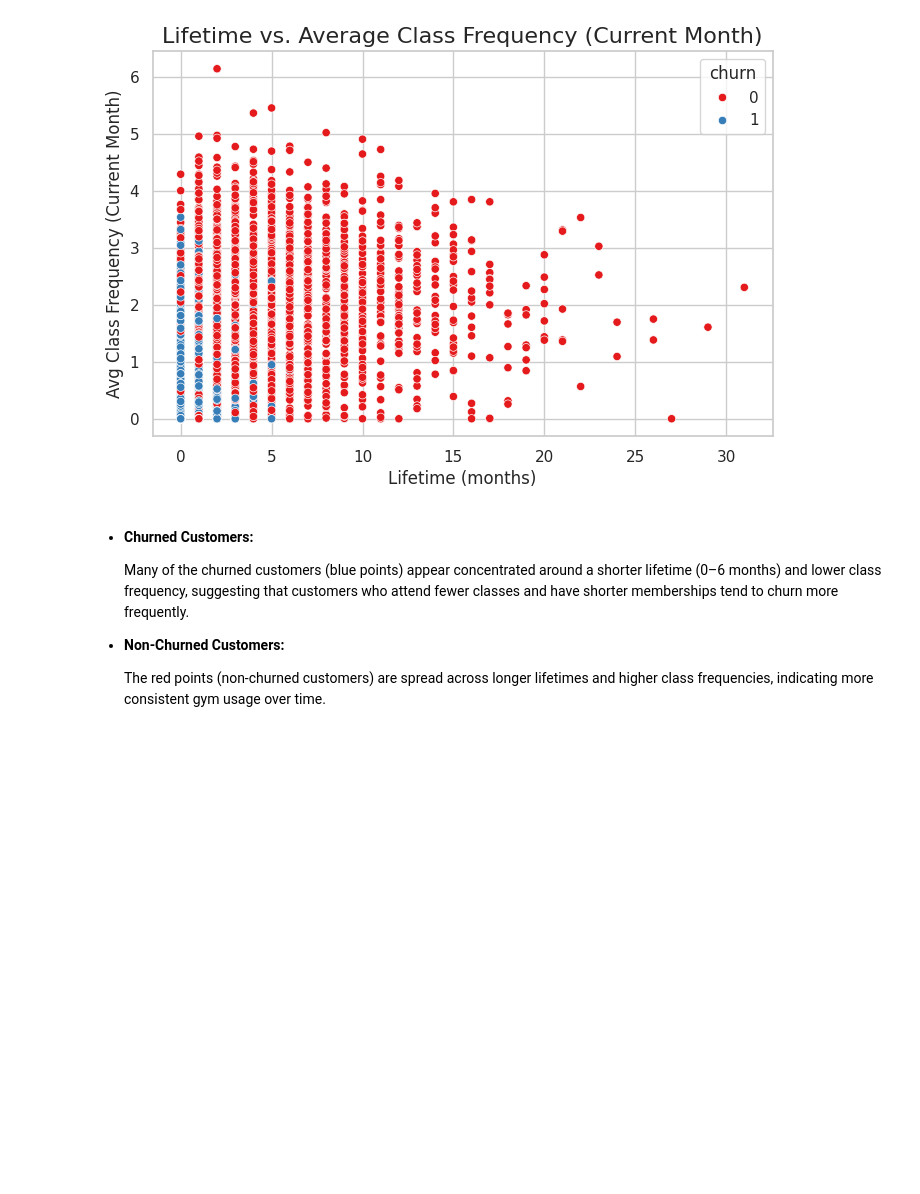
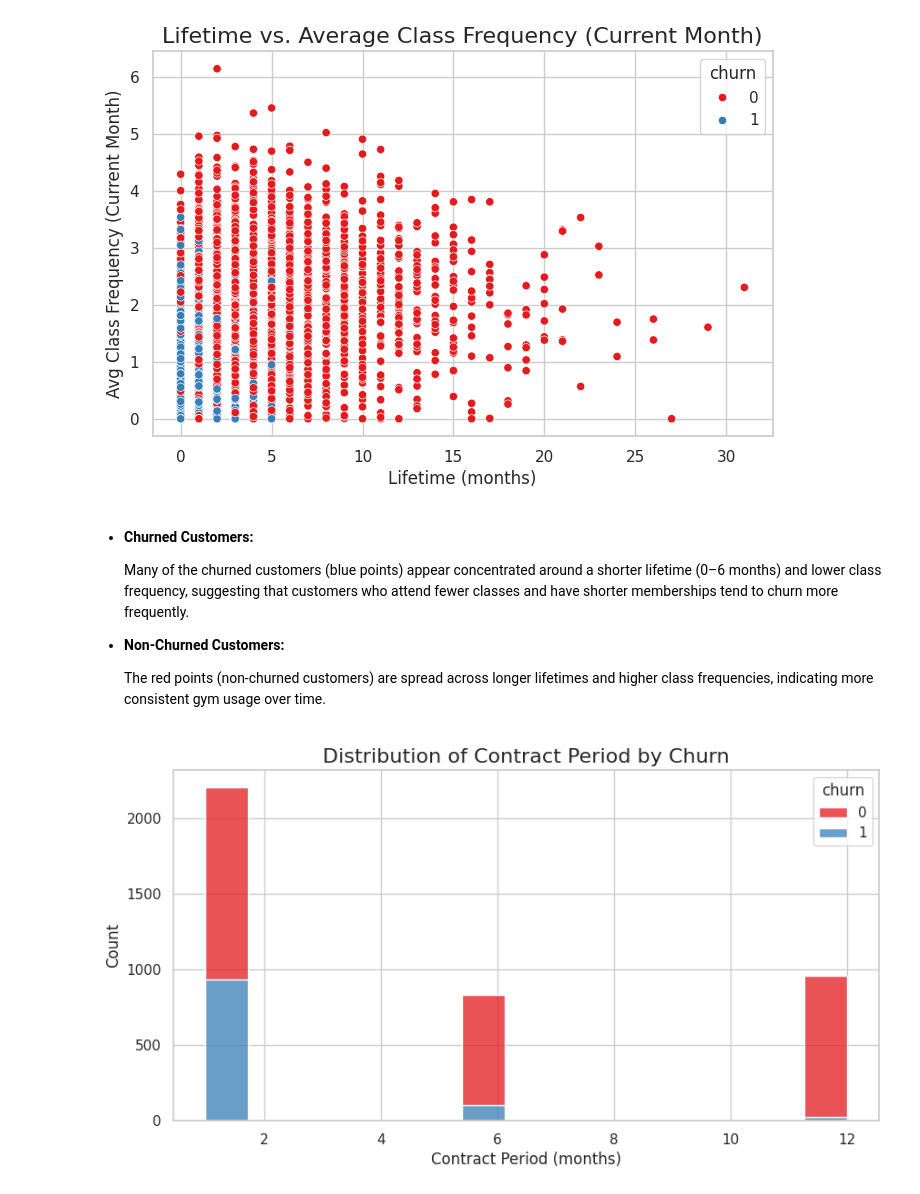
Before and after one commit to bhutto17/Fitness-Center-Retention-Analysis, a Jupyter notebook: Fitness_Center_Retention_Analysis.ipynb, the cells around one changed output. Cells and saved outputs as stored; diff of their text form; code cells hidden in the pictures; blank space fills up the shorter version.

Commit message:
Analyzed contract period distribution by churn with stacked histogram

```diff
--- a/Fitness_Center_Retention_Analysis.ipynb
+++ b/Fitness_Center_Retention_Analysis.ipynb
@@ -257,3 +257,12 @@ plt.show()
 - **Non-Churned Customers:**
 
     The red points (non-churned customers) are spread across longer lifetimes and higher class frequencies, indicating more consistent gym usage over time.
+# %%
+plt.figure(figsize=(10, 5))
+sns.histplot(data=gym_data, x='contract_period', hue='churn', multiple='stack', palette='Set1', bins=15)
+plt.title('Distribution of Contract Period by Churn', fontsize=16)
+plt.xlabel('Contract Period (months)')
+plt.ylabel('Count')
+plt.show()
+# %% [output]
+[figure, added]
```
Also changed, not shown: parts of 1 cell of this notebook.
